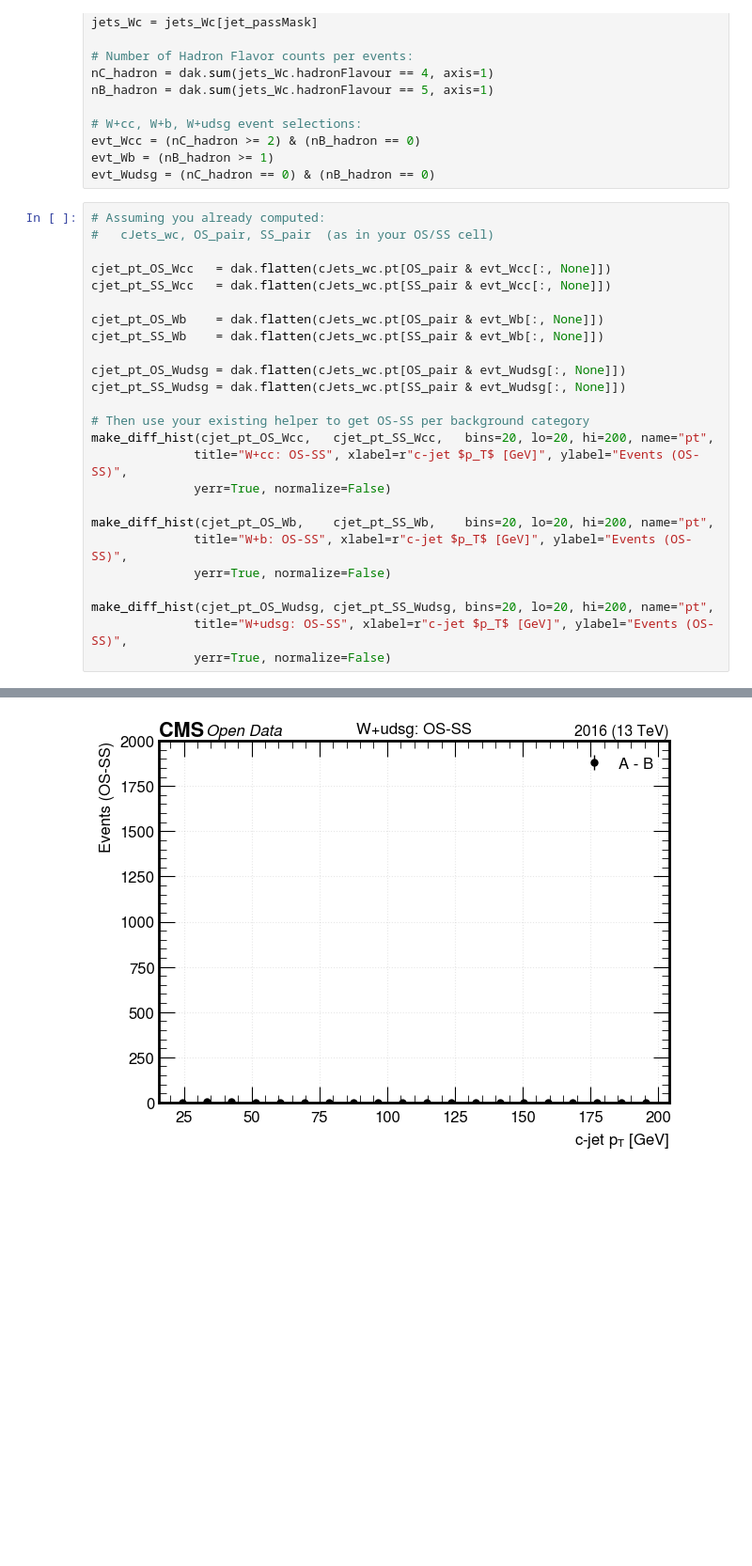
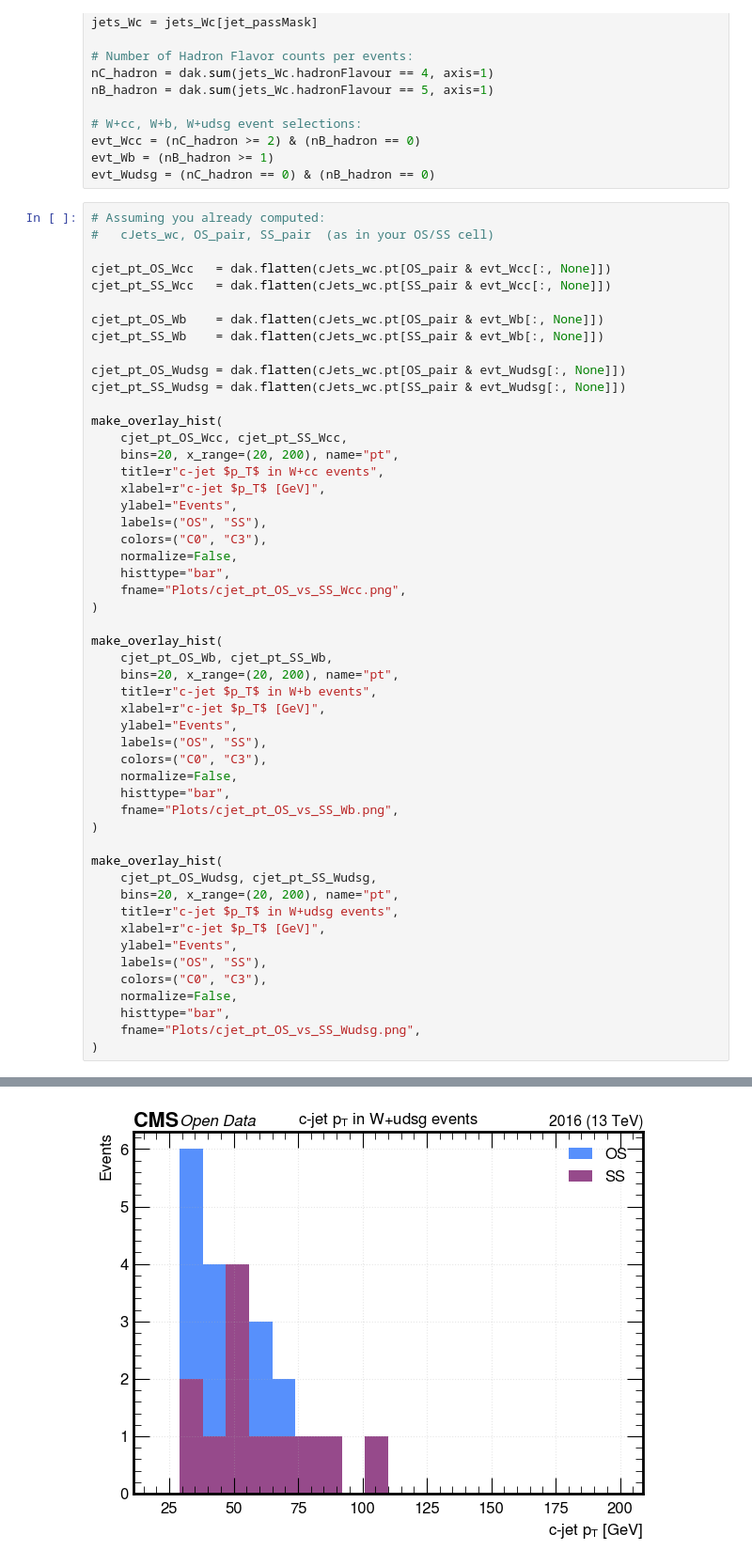
Before and after one commit to xondikoi03/charmTaggingAnalysis, a Jupyter notebook: Coffea/notebooks/WcAnalysis.ipynb, the cells around one changed output, grey strips where cells are left out. Shown at 94% size. Cells and saved outputs as stored; diff of their text form; blank space fills up the shorter version.

```diff
--- a/Coffea/notebooks/WcAnalysis.ipynb
+++ b/Coffea/notebooks/WcAnalysis.ipynb
@@ -597,16 +583,42 @@ cjet_pt_SS_Wb    = dak.flatten(cJets_wc.pt[SS_pair & evt_Wb[:, None]])
 cjet_pt_OS_Wudsg = dak.flatten(cJets_wc.pt[OS_pair & evt_Wudsg[:, None]])
 cjet_pt_SS_Wudsg = dak.flatten(cJets_wc.pt[SS_pair & evt_Wudsg[:, None]])
 
-# Then use your existing helper to get OS-SS per background category
-make_diff_hist(cjet_pt_OS_Wcc,   cjet_pt_SS_Wcc,   bins=20, lo=20, hi=200, name="pt",
-              title="W+cc: OS-SS", xlabel=r"c-jet $p_T$ [GeV]", ylabel="Events (OS-SS)",
-              yerr=True, normalize=False)
+make_overlay_hist(
+    cjet_pt_OS_Wcc, cjet_pt_SS_Wcc,
+    bins=20, x_range=(20, 200), name="pt",
+    title=r"c-jet $p_T$ in W+cc events",
+    xlabel=r"c-jet $p_T$ [GeV]",
+    ylabel="Events",
+    labels=("OS", "SS"),
+    colors=("C0", "C3"),
+    normalize=False,
+    histtype="bar",
+    fname="Plots/cjet_pt_OS_vs_SS_Wcc.png",
+)
 
-make_diff_hist(cjet_pt_OS_Wb,    cjet_pt_SS_Wb,    bins=20, lo=20, hi=200, name="pt",
-              title="W+b: OS-SS", xlabel=r"c-jet $p_T$ [GeV]", ylabel="Events (OS-SS)",
-              yerr=True, normalize=False)
+make_overlay_hist(
+    cjet_pt_OS_Wb, cjet_pt_SS_Wb,
+    bins=20, x_range=(20, 200), name="pt",
+    title=r"c-jet $p_T$ in W+b events",
+    xlabel=r"c-jet $p_T$ [GeV]",
+    ylabel="Events",
+    labels=("OS", "SS"),
+    colors=("C0", "C3"),
+    normalize=False,
+    histtype="bar",
+    fname="Plots/cjet_pt_OS_vs_SS_Wb.png",
+)
 
-make_diff_hist(cjet_pt_OS_Wudsg, cjet_pt_SS_Wudsg, bins=20, lo=20, hi=200, name="pt",
-              title="W+udsg: OS-SS", xlabel=r"c-jet $p_T$ [GeV]", ylabel="Events (OS-SS)",
-              yerr=True, normalize=False)
+make_overlay_hist(
+    cjet_pt_OS_Wudsg, cjet_pt_SS_Wudsg,
+    bins=20, x_range=(20, 200), name="pt",
+    title=r"c-jet $p_T$ in W+udsg events",
+    xlabel=r"c-jet $p_T$ [GeV]",
+    ylabel="Events",
+    labels=("OS", "SS"),
+    colors=("C0", "C3"),
+    normalize=False,
+    histtype="bar",
+    fname="Plots/cjet_pt_OS_vs_SS_Wudsg.png",
+)
 # %% [output]
@@ -615,2 +627,2 @@ make_diff_hist(cjet_pt_OS_Wudsg, cjet_pt_SS_Wudsg, bins=20, lo=20, hi=200, name=
-[figure, old version]
+[figure, new version]
 (<Figure size 700x500 with 1 Axes>,
```
Also changed, not shown: parts of 8 cells of this notebook, 4 other files.
